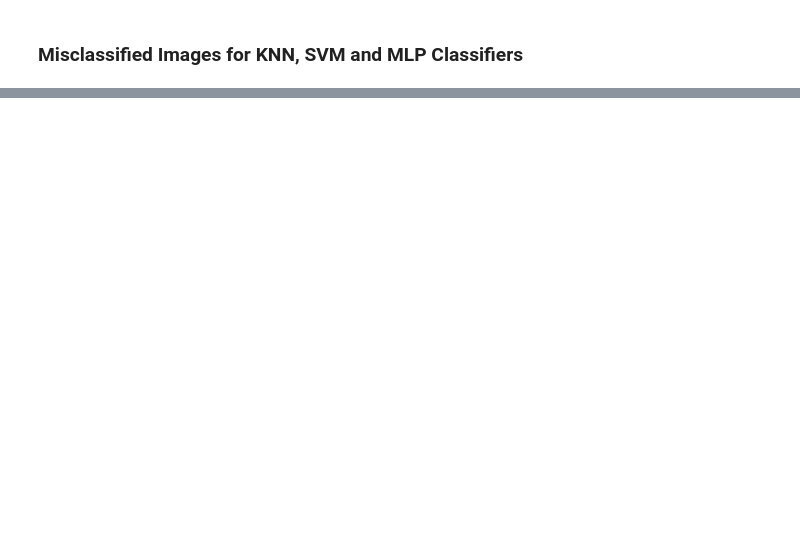
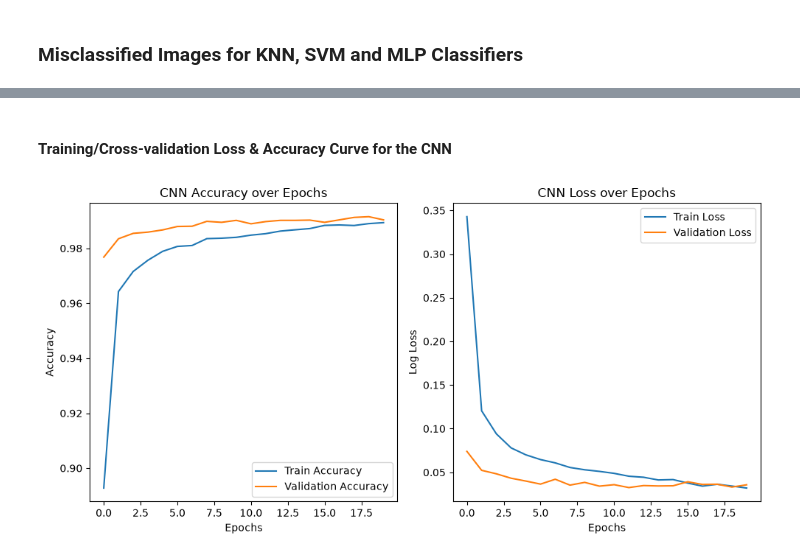
Before and after one commit to migasantunes/Classifiers_KNN_SVM_MLP, a Jupyter notebook: project2_extra.ipynb, the cells around one changed output, grey strips where cells are left out. Saved outputs shown, nothing was run; the diff lists cells and outputs as text; code cells hidden in the pictures; blank space fills up the shorter version.

```diff
--- a/project2_extra.ipynb
+++ b/project2_extra.ipynb
@@ -296,0 +180,17 @@ epoch 20: loss 0.0063 | val acc 0.9912
+# %%
+def to_loader(X, y, batch, shuf):
+    X_t = torch.tensor(X, dtype=torch.float32).reshape(-1, 1, 28, 28)
+    y_t = torch.tensor(y, dtype=torch.long)
+
+    return DataLoader(TensorDataset(X_t, y_t), batch_size=batch, shuffle=shuf)
+# %%
+device = torch.device("cuda" if torch.cuda.is_available() else "cpu")
+
+X_fit, X_val, y_fit, y_val = train_test_split(X_tr, y_tr, test_size=0.2, stratify=y_tr, random_state=42)
+
+mean, std = X_fit.mean(), X_fit.std()
+X_fit_s, X_val_s, X_te_s = (X_fit - mean) / std, (X_val - mean) / std, (X_te - mean) / std
+
+fit_loader = to_loader(X_fit_s, y_fit, 128, True)
+val_loader = to_loader(X_val_s, y_val, 1024, False)
+test_loader = to_loader(X_te_s, y_te, 1024, False)
@@ -296,0 +254,22 @@ epoch 20: loss 0.0063 | val acc 0.9912
+# %% [markdown]
+#### Training/Cross-validation Loss & Accuracy Curve for the CNN
+# %%
+plt.figure(figsize=(10, 5))
+plt.subplot(1, 2, 1)
+plt.plot(train_acc_cnn, label="Train Accuracy")
+plt.plot(val_acc_cnn, label="Validation Accuracy")
+plt.title("CNN Accuracy over Epochs")
+plt.xlabel("Epochs")
+plt.ylabel("Accuracy")
+plt.legend()
+plt.subplot(1, 2, 2)
+plt.plot(train_loss_cnn, label="Train Loss")
+plt.plot(val_loss_cnn, label="Validation Loss")
+plt.title("CNN Loss over Epochs")
+plt.xlabel("Epochs")
+plt.ylabel("Log Loss")
+plt.legend()
+plt.tight_layout()
+plt.show()
+# %% [output]
+[figure, added]
```
Also changed, not shown: parts of 33 cells of this notebook.
